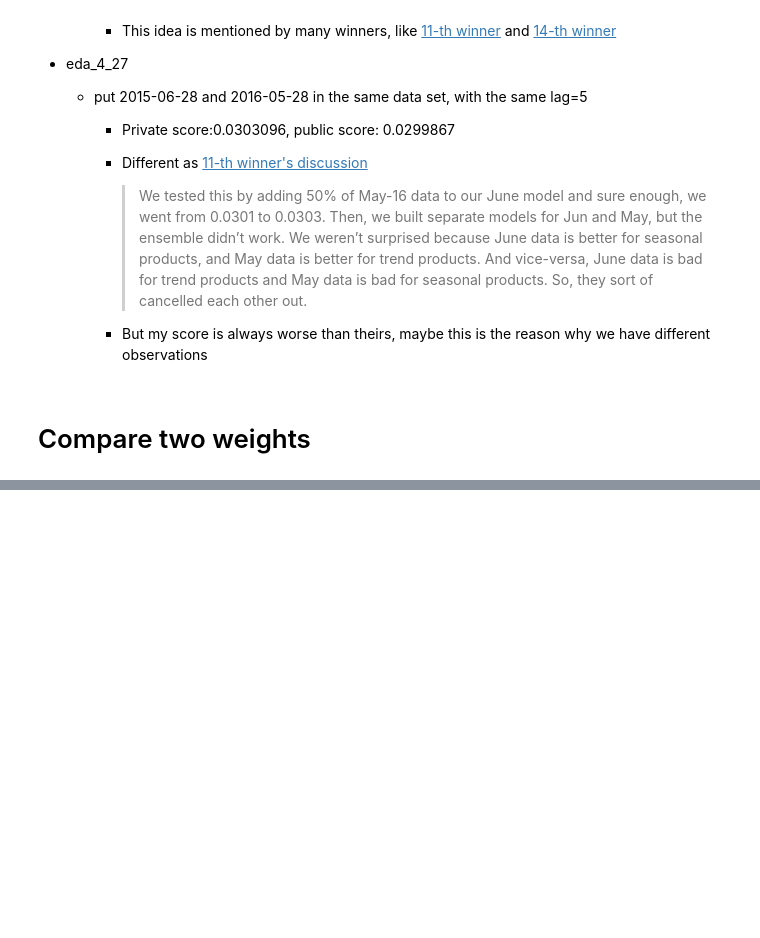
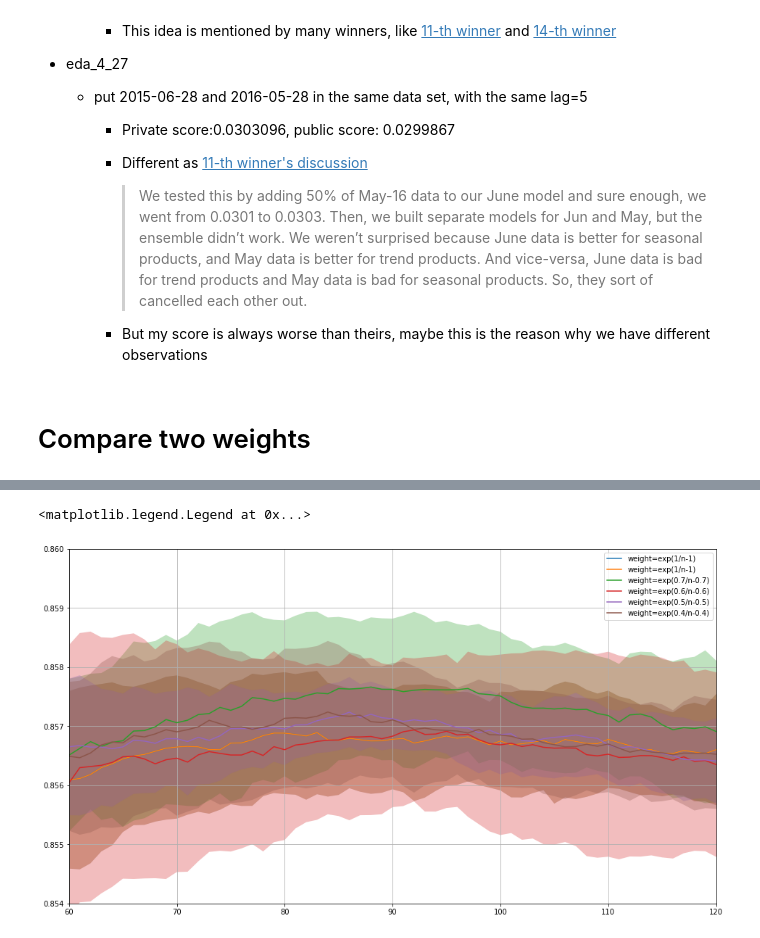
Before and after one commit to LiYan1988/santander-production-recommandation, a Jupyter notebook: notebooks/eda_4_29.ipynb, the cells around one changed output, grey strips where cells are left out. Saved outputs shown, nothing was run; the diff lists cells and outputs as text; code cells hidden in the pictures; blank space fills up the shorter version.

Commit message:
weight 0.7 is the best, lag features

```diff
--- a/notebooks/eda_4_29.ipynb
+++ b/notebooks/eda_4_29.ipynb
@@ -119,18 +119,21 @@ for idx, metric in itertools.product(weights, ['mean', 'std']):
 # %%
 plt.figure(figsize=(16, 9))
 
 plt.plot(val[1, 'mean'], label='weight=exp(1/n-1)')
 plt.fill_between(history_prev.index, val[1, 'mean']-val[1, 'std'], val[1, 'mean']+val[1, 'std'], alpha=0.3)
 
 nd = {1: 1, 9: 0.7, 10: 0.6, 11: 0.5, 12: 0.4, 13: 0.3, 14: 0.2, 15: 0.1}
-for idx in weights:
+for idx in weights[:-3]:
     plt.plot(val[idx, 'mean'], label='weight=exp({}/n-{})'.format(nd[idx], nd[idx]))
     plt.fill_between(history.index, val[idx, 'mean']-val[idx, 'std'], val[idx, 'mean']+val[idx, 'std'], alpha=0.3)
 
 plt.grid()
-# plt.xlim(50, 100)
-# plt.ylim(0.85, 0.86)
+plt.xlim(60, 120)
+plt.ylim(0.854, 0.86)
 plt.legend()
+# %% [output]
+<matplotlib.legend.Legend at 0x...>
+[figure, added]
 # %%
 history.to_csv('weight_cv_3_history.csv')
 # %%
```
Also changed, not shown: parts of 1 cell of this notebook, 3 other files.
